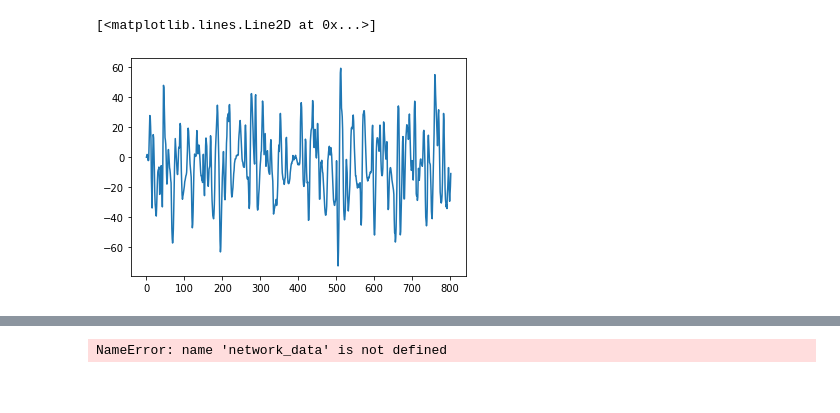
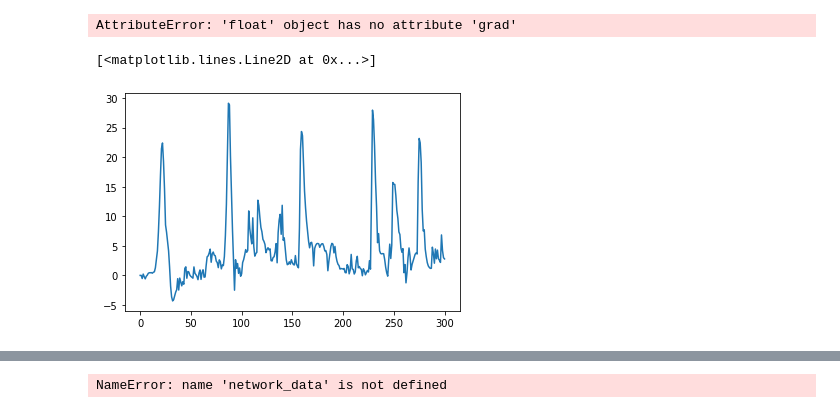
Before and after one commit to ntolley/bayesian_surrogates, a Jupyter notebook: surrogate_network.ipynb, the cells around one changed output, grey strips where cells are left out. Cells and saved outputs as stored; diff of their text form; code cells hidden in the pictures.

```diff
--- a/surrogate_network.ipynb
+++ b/surrogate_network.ipynb
@@ -50,7 +50,7 @@ prior = UniformPrior(parameters=list(prior_dict.keys()))
 hnn_core_root = op.dirname(hnn_core.__file__)
 params_fname = op.join(hnn_core_root, 'param', 'default.json')
 params = read_params(params_fname)
-# params.update({'N_pyr_x': 3, 'N_pyr_y': 3})
+params.update({'N_pyr_x': 3, 'N_pyr_y': 3})
 
 net = calcium_model(params)
 
@@ -82,7 +82,7 @@ beta_tuning_param_function(net, theta_dict, rate=10)
 %%capture
 net_drive = net.copy()
 net_drive.clear_connectivity()
-net_connectivity = net_big.copy()
+net_connectivity = net.copy()
 _ = simulate_dipole(net_drive, dt=0.5, tstop=1000, record_vsec='all', record_isec='all', record_dcell=True)
 _ = simulate_dipole(net_connectivity, dt=0.5, tstop=1, record_vsec='all', record_isec='all', record_dcell=True)
 
@@ -281,4 +318,4 @@ input_spike_dict = dict()
 for cell_type in net.cell_types:
     gid_list = net.gid_ranges[cell_type]
     input_spike_dict[cell_type] = torch.from_numpy(
-        np.stack([network_data_drive.input_spike_dict[gid].T for gid in gid_list])).float().to(device)
+        np.stack([network_data_drive.input_spike_dict[gid].T for gid in gid_list])).float()[:, :1000, :].to(device)
@@ -287,5 +322,9 @@ RuntimeError: CUDA out of memory. Tried to allocate 24.00 MiB (GPU 0; 5.78 GiB t
 # %%
-with torch.no_grad():
-    model.eval()
-    pred = model(input_spike_dict['L5_pyramidal'], input_spike_dict['L2_pyramidal'],
-                        input_spike_dict['L5_basket'], input_spike_dict['L2_basket'])
+# with torch.no_grad():
+#     model.eval()
+#     pred = model(input_spike_dict['L5_pyramidal'], input_spike_dict['L2_pyramidal'],
+#                         input_spike_dict['L5_basket'], input_spike_dict['L2_basket'])
+
+model.train()
+pred = model(input_spike_dict['L5_pyramidal'], input_spike_dict['L2_pyramidal'],
+                    input_spike_dict['L5_basket'], input_spike_dict['L2_basket'])
@@ -319,7 +379,9 @@ RuntimeError: Trying to backward through the graph a second time (or directly ac
 # %%
-model.EI_dict['L5_pyramidal_L5_basket'].grad
+model.EI_dict['L5_basket']['L5_pyramidal'].grad
+# %% [output]
+AttributeError: 'float' object has no attribute 'grad'
 # %%
-plt.plot(dpl.detach().cpu().numpy())
+plt.plot(pred[0].detach().cpu().numpy()[:,0])
 # %% [output]
 [<matplotlib.lines.Line2D at 0x...>]
-[figure, old version]
+[figure, new version]
```
Also changed, not shown: parts of 19 cells of this notebook.
